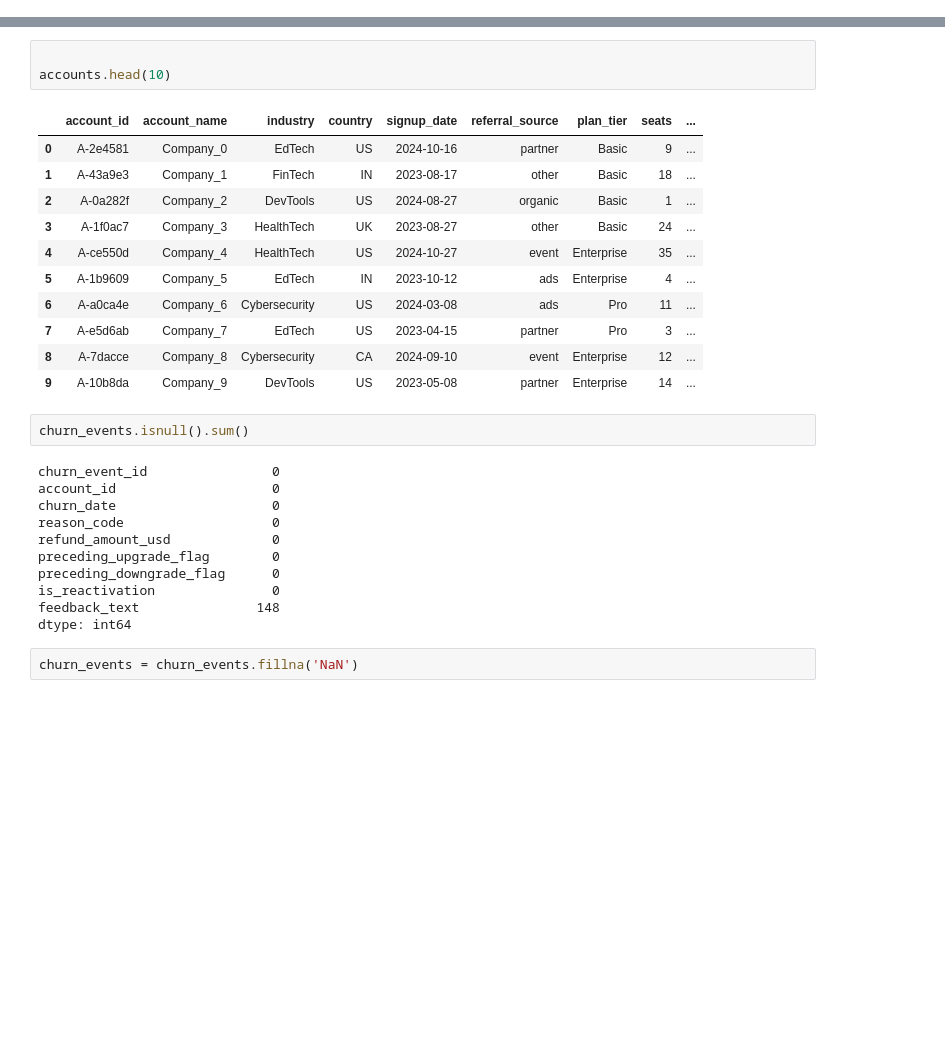
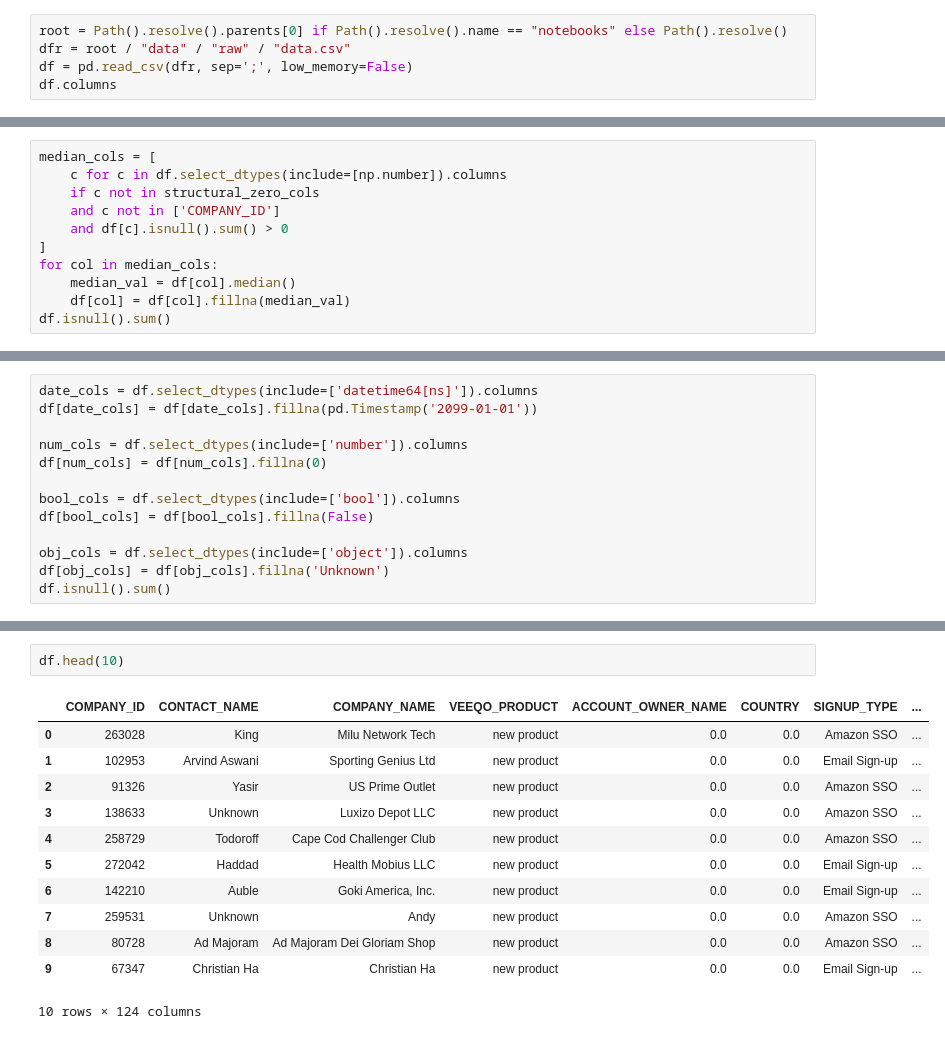
Before and after one commit to Zeshhh/Amazon-sellers-analysis, a Jupyter notebook: notebooks/Data_cleaning.ipynb, the cells around one changed output, grey strips where cells are left out. Cells and saved outputs as stored; diff of their text form; blank space fills up the shorter version.

```diff
--- a/notebooks/Data_cleaning.ipynb
+++ b/notebooks/Data_cleaning.ipynb
@@ -21,0 +10,5 @@ st = pd.read_csv(st_p)
+# %%
+root = Path().resolve().parents[0] if Path().resolve().name == "notebooks" else Path().resolve()
+dfr = root / "data" / "raw" / "data.csv"
+df = pd.read_csv(dfr, sep=';', low_memory=False)
+df.columns
@@ -21,0 +129,11 @@ st = pd.read_csv(st_p)
+# %%
+median_cols = [
+    c for c in df.select_dtypes(include=[np.number]).columns
+    if c not in structural_zero_cols
+    and c not in ['COMPANY_ID']
+    and df[c].isnull().sum() > 0
+]
+for col in median_cols:
+    median_val = df[col].median()
+    df[col] = df[col].fillna(median_val)
+df.isnull().sum()
@@ -21,0 +153,13 @@ st = pd.read_csv(st_p)
+# %%
+date_cols = df.select_dtypes(include=['datetime64[ns]']).columns
+df[date_cols] = df[date_cols].fillna(pd.Timestamp('2099-01-01'))
+
+num_cols = df.select_dtypes(include=['number']).columns
+df[num_cols] = df[num_cols].fillna(0)
+
+bool_cols = df.select_dtypes(include=['bool']).columns
+df[bool_cols] = df[bool_cols].fillna(False)
+
+obj_cols = df.select_dtypes(include=['object']).columns
+df[obj_cols] = df[obj_cols].fillna('Unknown')
+df.isnull().sum()
@@ -22,30 +179,15 @@ st = pd.read_csv(st_p)
 # %%
-
-accounts.head(10)
+df.head(10)
 # %% [output]
-|  | account_id | account_name | industry | country | signup_date | referral_source | plan_tier | seats | ... |
-| 0 | A-2e4581 | Company_0 | EdTech | US | 2024-10-16 | partner | Basic | 9 | ... |
-| 1 | A-43a9e3 | Company_1 | FinTech | IN | 2023-08-17 | other | Basic | 18 | ... |
-| 2 | A-0a282f | Company_2 | DevTools | US | 2024-08-27 | organic | Basic | 1 | ... |
-| 3 | A-1f0ac7 | Company_3 | HealthTech | UK | 2023-08-27 | other | Basic | 24 | ... |
-| 4 | A-ce550d | Company_4 | HealthTech | US | 2024-10-27 | event | Enterprise | 35 | ... |
-| 5 | A-1b9609 | Company_5 | EdTech | IN | 2023-10-12 | ads | Enterprise | 4 | ... |
-| 6 | A-a0ca4e | Company_6 | Cybersecurity | US | 2024-03-08 | ads | Pro | 11 | ... |
-| 7 | A-e5d6ab | Company_7 | EdTech | US | 2023-04-15 | partner | Pro | 3 | ... |
-| 8 | A-7dacce | Company_8 | Cybersecurity | CA | 2024-09-10 | event | Enterprise | 12 | ... |
-| 9 | A-10b8da | Company_9 | DevTools | US | 2023-05-08 | partner | Enterprise | 14 | ... |
+|  | COMPANY_ID | CONTACT_NAME | COMPANY_NAME | VEEQO_PRODUCT | ACCOUNT_OWNER_NAME | COUNTRY | SIGNUP_TYPE | ... |
+| 0 | 263028 | King | Milu Network Tech | new product | 0.0 | 0.0 | Amazon SSO | ... |
+| 1 | 102953 | Arvind Aswani | Sporting Genius Ltd | new product | 0.0 | 0.0 | Email Sign-up | ... |
+| 2 | 91326 | Yasir | US Prime Outlet | new product | 0.0 | 0.0 | Amazon SSO | ... |
+| 3 | 138633 | Unknown | Luxizo Depot LLC | new product | 0.0 | 0.0 | Amazon SSO | ... |
+| 4 | 258729 | Todoroff | Cape Cod Challenger Club | new product | 0.0 | 0.0 | Amazon SSO | ... |
+| 5 | 272042 | Haddad | Health Mobius LLC | new product | 0.0 | 0.0 | Email Sign-up | ... |
+| 6 | 142210 | Auble | Goki America, Inc. | new product | 0.0 | 0.0 | Email Sign-up | ... |
+| 7 | 259531 | Unknown | Andy | new product | 0.0 | 0.0 | Amazon SSO | ... |
+| 8 | 80728 | Ad Majoram | Ad Majoram Dei Gloriam Shop | new product | 0.0 | 0.0 | Amazon SSO | ... |
+| 9 | 67347 | Christian Ha | Christian Ha | new product | 0.0 | 0.0 | Email Sign-up | ... |
+10 rows × 124 columns
-# %%
-churn_events.isnull().sum()
-# %% [output]
-churn_event_id                0
-account_id                    0
-churn_date                    0
-reason_code                   0
-refund_amount_usd             0
-preceding_upgrade_flag        0
-preceding_downgrade_flag      0
-is_reactivation               0
-feedback_text               148
-dtype: int64
-# %%
-churn_events = churn_events.fillna('NaN')
```
Also changed, not shown: parts of 29 cells of this notebook, 8 other files.
